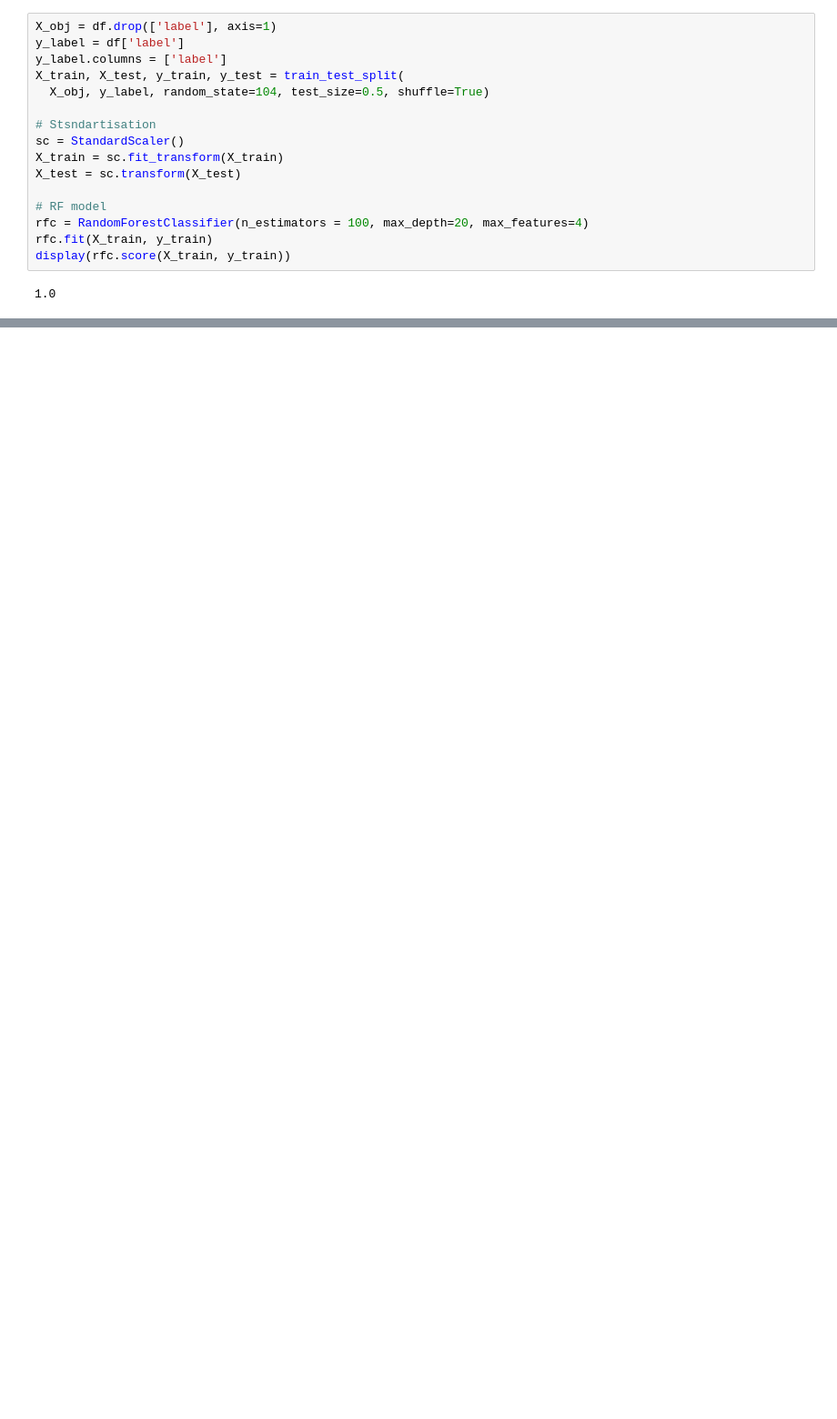
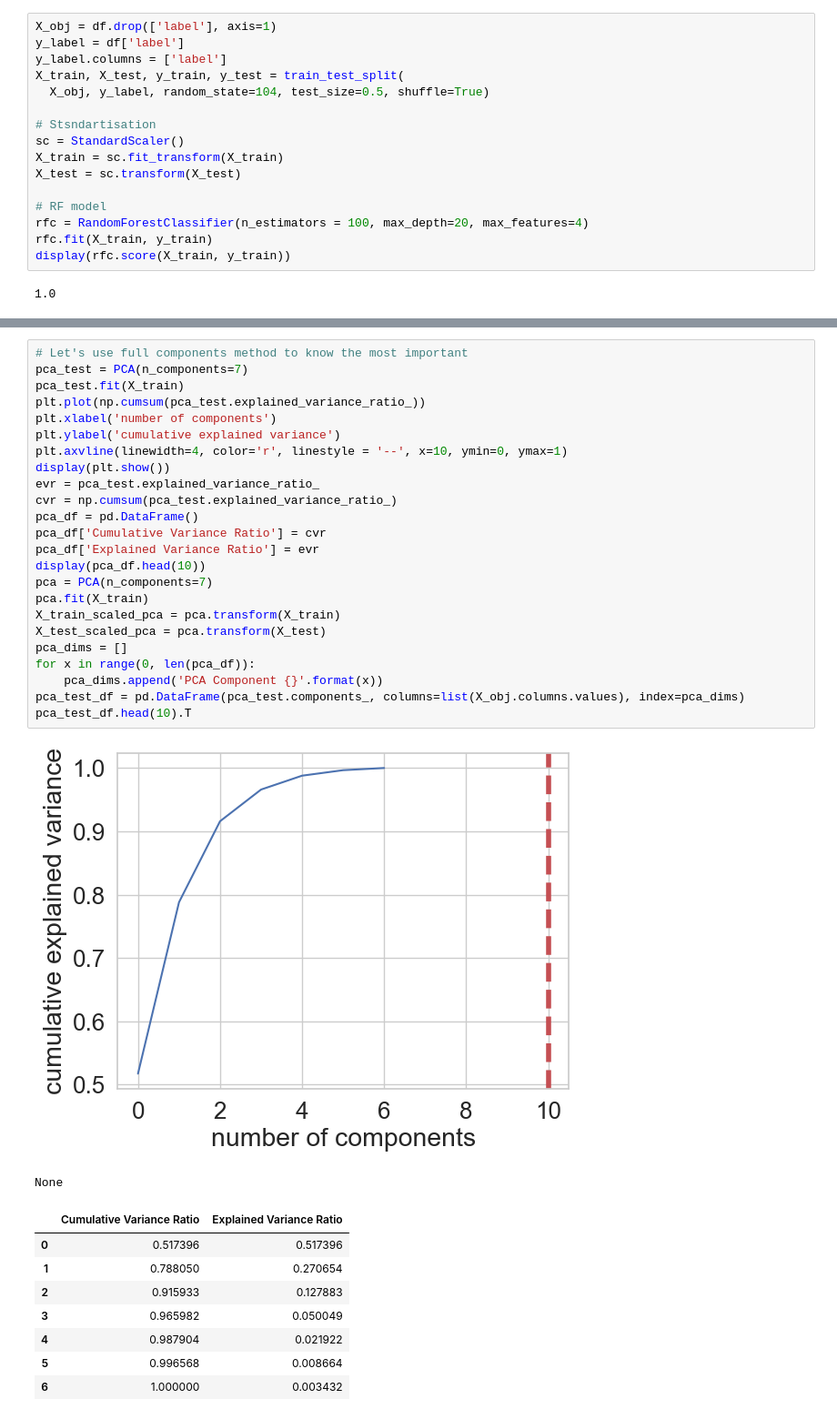
Before and after one commit to NikitaGoltsev/aerodynamic_circuit_ML, a Jupyter notebook: with_update_data.ipynb, the cells around one changed output, grey strips where cells are left out. Shown: that part at 91% size. Saved outputs shown, nothing was run; the diff lists cells and outputs as text; blank space fills up the shorter version.

```diff
--- a/with_update_data.ipynb
+++ b/with_update_data.ipynb
@@ -73,0 +86,35 @@ display('precision = ', precision_score(y_test, y_pred))
+# %%
+# Let's use full components method to know the most important
+pca_test = PCA(n_components=7)
+pca_test.fit(X_train)
+plt.plot(np.cumsum(pca_test.explained_variance_ratio_))
+plt.xlabel('number of components')
+plt.ylabel('cumulative explained variance')
+plt.axvline(linewidth=4, color='r', linestyle = '--', x=10, ymin=0, ymax=1)
+display(plt.show())
+evr = pca_test.explained_variance_ratio_
+cvr = np.cumsum(pca_test.explained_variance_ratio_)
+pca_df = pd.DataFrame()
+pca_df['Cumulative Variance Ratio'] = cvr
+pca_df['Explained Variance Ratio'] = evr
+display(pca_df.head(10))
+pca = PCA(n_components=7)
+pca.fit(X_train)
+X_train_scaled_pca = pca.transform(X_train)
+X_test_scaled_pca = pca.transform(X_test)
+pca_dims = []
+for x in range(0, len(pca_df)):
+    pca_dims.append('PCA Component {}'.format(x))
+pca_test_df = pd.DataFrame(pca_test.components_, columns=list(X_obj.columns.values), index=pca_dims)
+pca_test_df.head(10).T
+# %% [output]
+[figure, added]
+None
+|  | Cumulative Variance Ratio | Explained Variance Ratio |
+| 0 | 0.517396 | 0.517396 |
+| 1 | 0.788050 | 0.270654 |
+| 2 | 0.915933 | 0.127883 |
+| 3 | 0.965982 | 0.050049 |
+| 4 | 0.987904 | 0.021922 |
+| 5 | 0.996568 | 0.008664 |
+| 6 | 1.000000 | 0.003432 |
```
Also changed, not shown: parts of 4 cells of this notebook, 5 other files.
